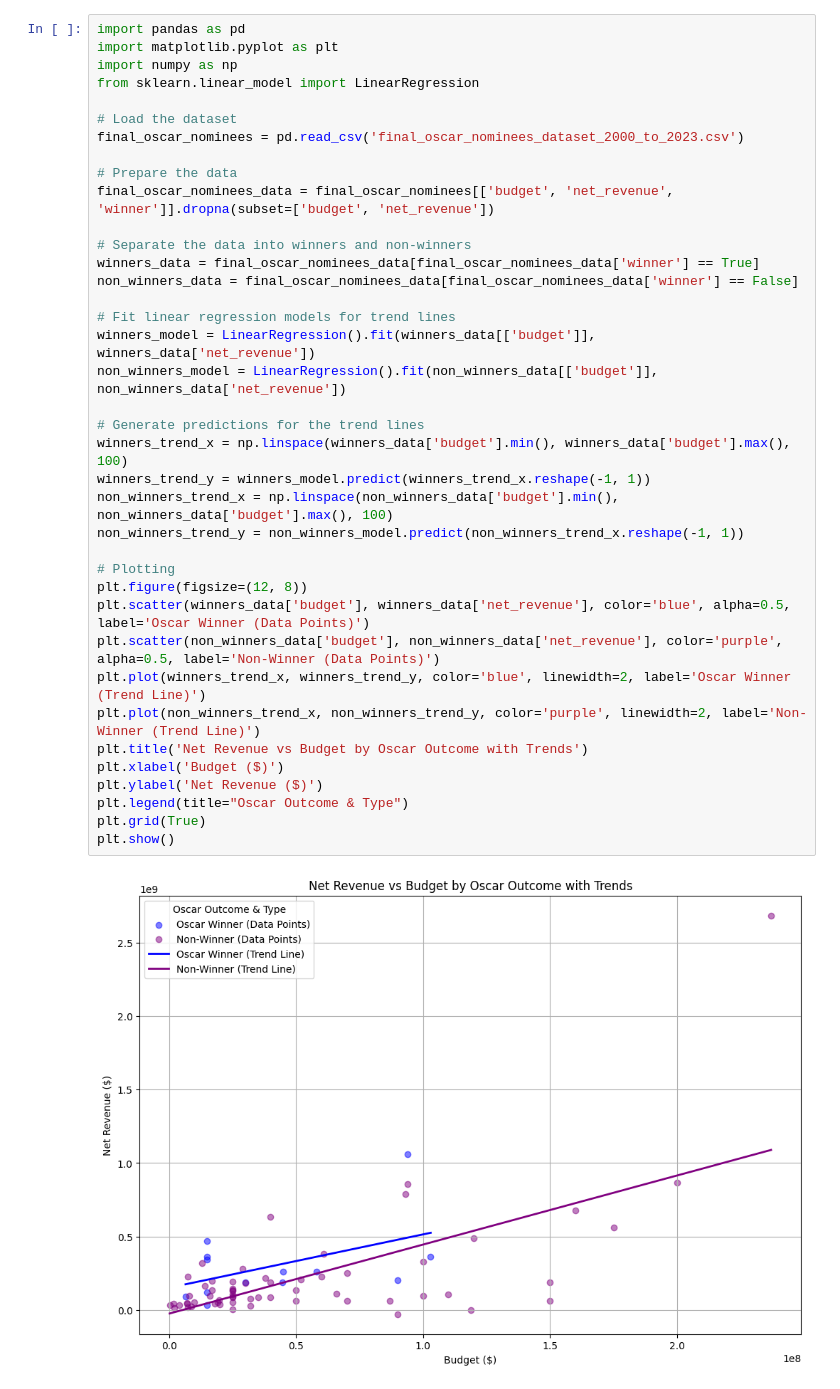
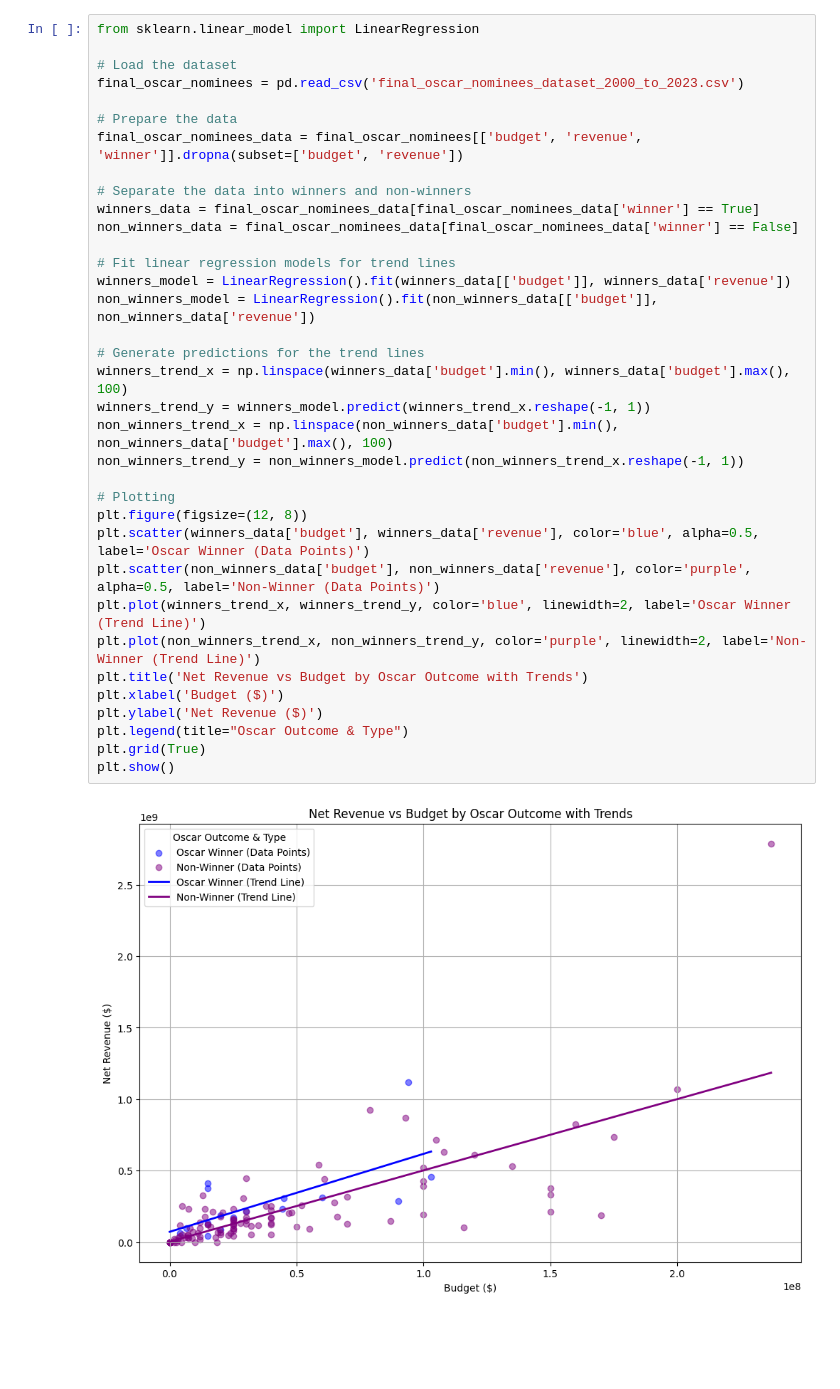
Before and after one commit to kellyegorman/oscar-data, a Jupyter notebook: data/budget.ipynb, the cells around one changed output. Drawn from its saved outputs; the diff is of its cells as text; blank space fills up the shorter version.

```diff
--- a/data/budget.ipynb
+++ b/data/budget.ipynb
@@ -290,40 +227,37 @@ NameError: name 'plt' is not defined
 # %%
-import pandas as pd
-import matplotlib.pyplot as plt
-import numpy as np
 from sklearn.linear_model import LinearRegression
 
 # Load the dataset
 final_oscar_nominees = pd.read_csv('final_oscar_nominees_dataset_2000_to_2023.csv')
 
 # Prepare the data
-final_oscar_nominees_data = final_oscar_nominees[['budget', 'net_revenue', 'winner']].dropna(subset=['budget', 'net_revenue'])
+final_oscar_nominees_data = final_oscar_nominees[['budget', 'revenue', 'winner']].dropna(subset=['budget', 'revenue'])
 
 # Separate the data into winners and non-winners
 winners_data = final_oscar_nominees_data[final_oscar_nominees_data['winner'] == True]
 non_winners_data = final_oscar_nominees_data[final_oscar_nominees_data['winner'] == False]
 
 # Fit linear regression models for trend lines
-winners_model = LinearRegression().fit(winners_data[['budget']], winners_data['net_revenue'])
-non_winners_model = LinearRegression().fit(non_winners_data[['budget']], non_winners_data['net_revenue'])
+winners_model = LinearRegression().fit(winners_data[['budget']], winners_data['revenue'])
+non_winners_model = LinearRegression().fit(non_winners_data[['budget']], non_winners_data['revenue'])
 
 # Generate predictions for the trend lines
 winners_trend_x = np.linspace(winners_data['budget'].min(), winners_data['budget'].max(), 100)
 winners_trend_y = winners_model.predict(winners_trend_x.reshape(-1, 1))
 non_winners_trend_x = np.linspace(non_winners_data['budget'].min(), non_winners_data['budget'].max(), 100)
 non_winners_trend_y = non_winners_model.predict(non_winners_trend_x.reshape(-1, 1))
 
 # Plotting
 plt.figure(figsize=(12, 8))
-plt.scatter(winners_data['budget'], winners_data['net_revenue'], color='blue', alpha=0.5, label='Oscar Winner (Data Points)')
-plt.scatter(non_winners_data['budget'], non_winners_data['net_revenue'], color='purple', alpha=0.5, label='Non-Winner (Data Points)')
+plt.scatter(winners_data['budget'], winners_data['revenue'], color='blue', alpha=0.5, label='Oscar Winner (Data Points)')
+plt.scatter(non_winners_data['budget'], non_winners_data['revenue'], color='purple', alpha=0.5, label='Non-Winner (Data Points)')
 plt.plot(winners_trend_x, winners_trend_y, color='blue', linewidth=2, label='Oscar Winner (Trend Line)')
 plt.plot(non_winners_trend_x, non_winners_trend_y, color='purple', linewidth=2, label='Non-Winner (Trend Line)')
 plt.title('Net Revenue vs Budget by Oscar Outcome with Trends')
 plt.xlabel('Budget ($)')
 plt.ylabel('Net Revenue ($)')
 plt.legend(title="Oscar Outcome & Type")
 plt.grid(True)
 plt.show()
 # %% [output]
-[figure, old version]
+[figure, new version]
```
Also changed, not shown: parts of 16 cells of this notebook, 4 other files.
